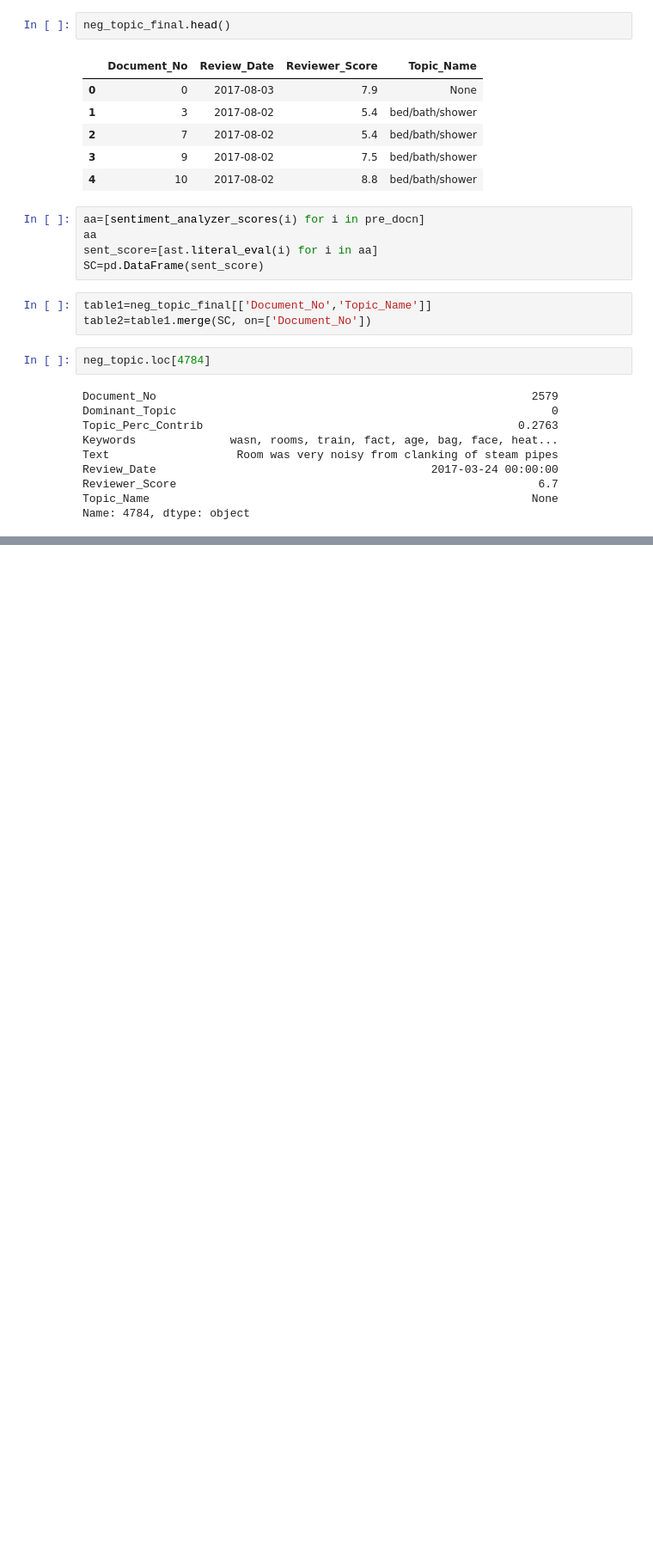
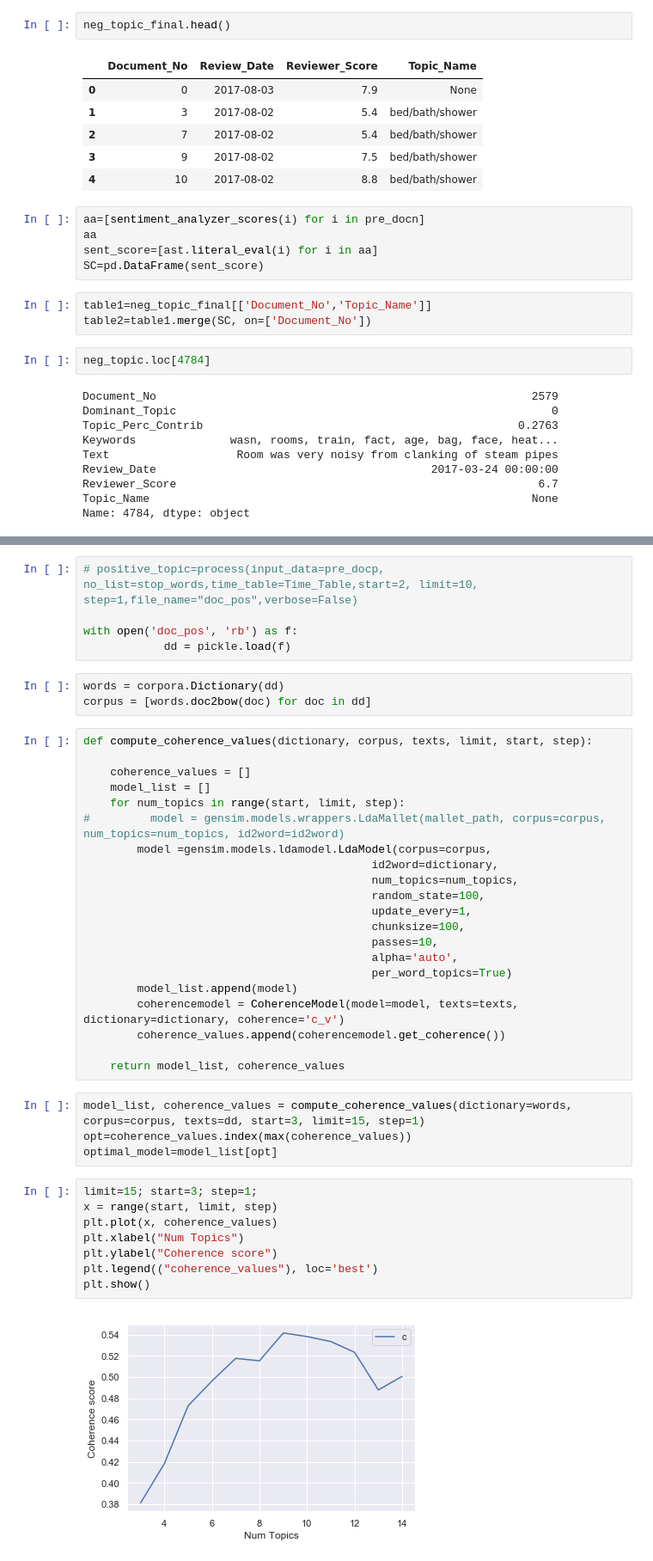
Before and after one commit to NiloofarJalali/insight-project, a Jupyter notebook: notebooks/archive/HotelWatch_version_1.ipynb, the cells around one changed output, grey strips where cells are left out. Shown at 86% size. Saved outputs shown, nothing was run; the diff lists cells and outputs as text; blank space fills up the shorter version.

```diff
--- a/notebooks/archive/HotelWatch_version_1.ipynb
+++ b/notebooks/archive/HotelWatch_version_1.ipynb
@@ -434,0 +630,43 @@ Name: 4784, dtype: object
+# %%
+# positive_topic=process(input_data=pre_docp, no_list=stop_words,time_table=Time_Table,start=2, limit=10, step=1,file_name="doc_pos",verbose=False)
+
+with open('doc_pos', 'rb') as f:
+            dd = pickle.load(f)
+# %%
+words = corpora.Dictionary(dd)
+corpus = [words.doc2bow(doc) for doc in dd]
+# %%
+def compute_coherence_values(dictionary, corpus, texts, limit, start, step):
+
+    coherence_values = []
+    model_list = []
+    for num_topics in range(start, limit, step):
+#         model = gensim.models.wrappers.LdaMallet(mallet_path, corpus=corpus, num_topics=num_topics, id2word=id2word)
+        model =gensim.models.ldamodel.LdaModel(corpus=corpus,
+                                           id2word=dictionary,
+                                           num_topics=num_topics,
+                                           random_state=100,
+                                           update_every=1,
+                                           chunksize=100,
+                                           passes=10,
+                                           alpha='auto',
+                                           per_word_topics=True)
+        model_list.append(model)
+        coherencemodel = CoherenceModel(model=model, texts=texts, dictionary=dictionary, coherence='c_v')
+        coherence_values.append(coherencemodel.get_coherence())
+
+    return model_list, coherence_values
+# %%
+model_list, coherence_values = compute_coherence_values(dictionary=words, corpus=corpus, texts=dd, start=3, limit=15, step=1)
+opt=coherence_values.index(max(coherence_values))
+optimal_model=model_list[opt]
+# %%
+limit=15; start=3; step=1;
+x = range(start, limit, step)
+plt.plot(x, coherence_values)
+plt.xlabel("Num Topics")
+plt.ylabel("Coherence score")
+plt.legend(("coherence_values"), loc='best')
+plt.show()
+# %% [output]
+[figure, added]
```
Also changed, not shown: parts of 19 cells of this notebook, 11 other files.
